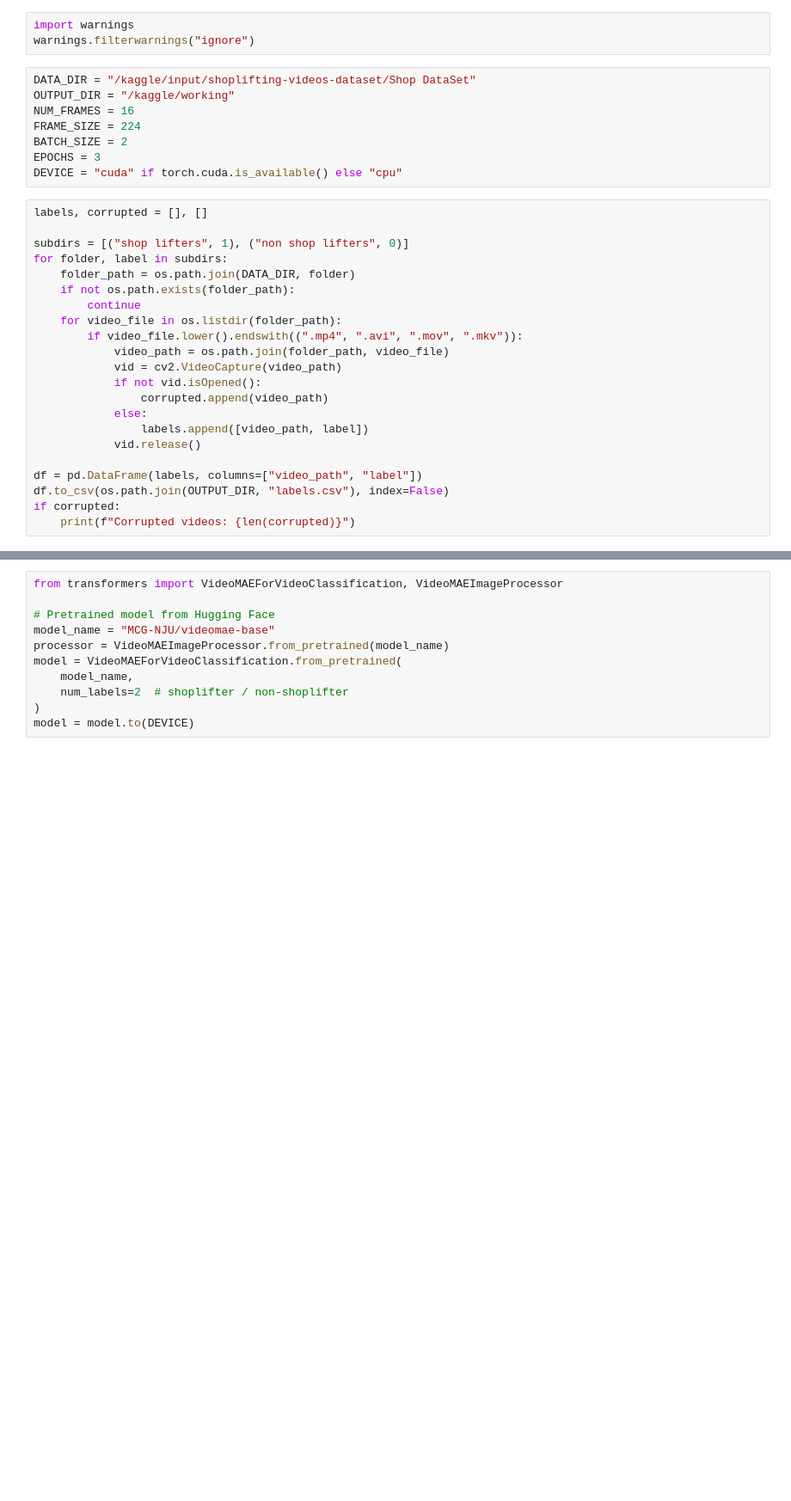
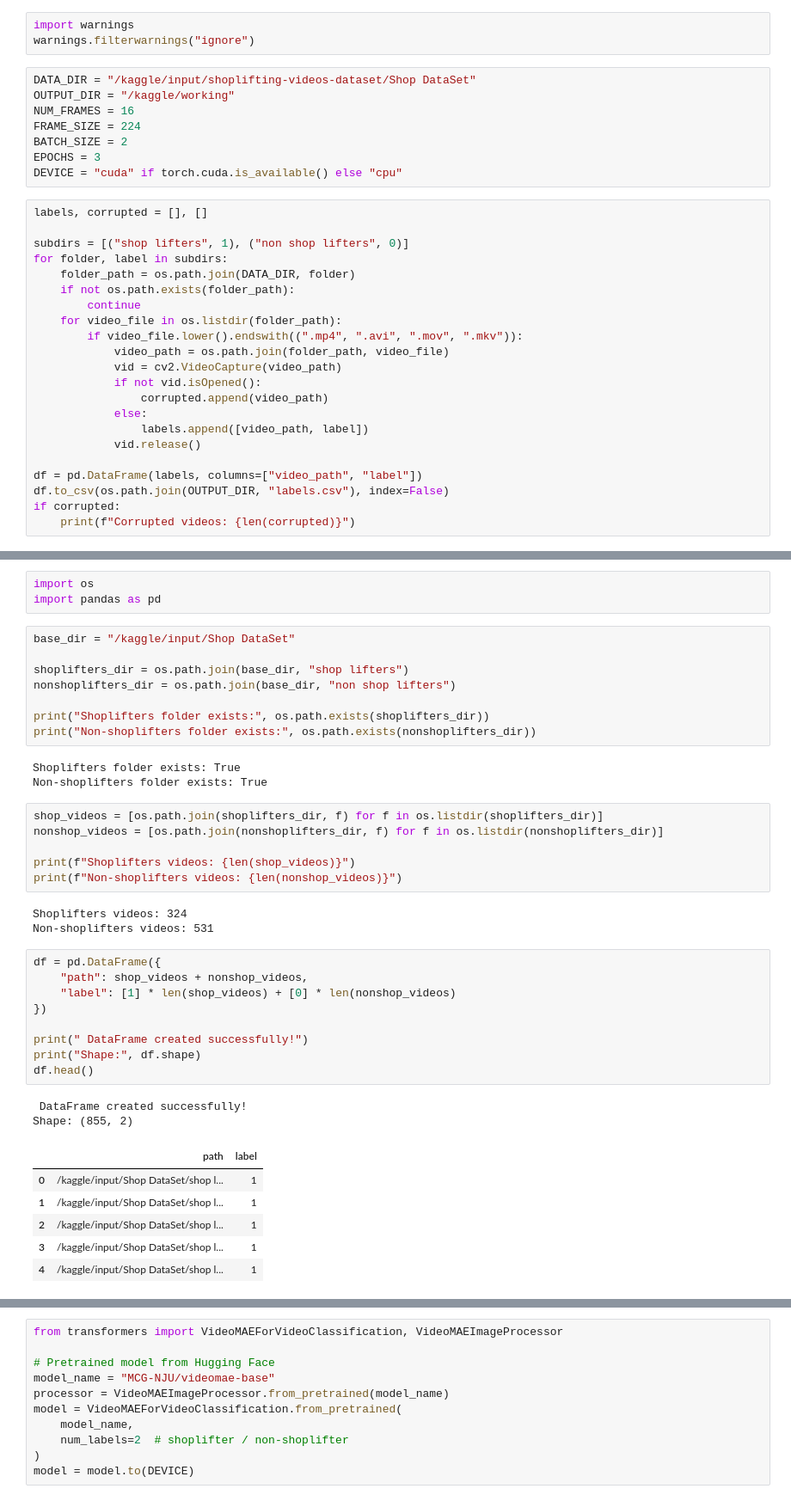
Before and after one commit to adwaiths05/Shoplifting-Detection-Using-Transformers, a Jupyter notebook: cv-group10.ipynb, the cells around one changed output, grey strips where cells are left out. Shown at 86% size. Saved outputs shown, nothing was run; the diff lists cells and outputs as text; blank space fills up the shorter version.

Commit message:
Kaggle Notebook | CV_GROUP10 | Final

```diff
--- a/cv-group10.ipynb
+++ b/cv-group10.ipynb
@@ -163,0 +168,41 @@ print(f"Balanced dataset size: {len(df_balanced)}")
+# %%
+import os
+import pandas as pd
+# %%
+base_dir = "/kaggle/input/Shop DataSet"
+
+shoplifters_dir = os.path.join(base_dir, "shop lifters")
+nonshoplifters_dir = os.path.join(base_dir, "non shop lifters")
+
+print("Shoplifters folder exists:", os.path.exists(shoplifters_dir))
+print("Non-shoplifters folder exists:", os.path.exists(nonshoplifters_dir))
+# %% [output]
+Shoplifters folder exists: True
+Non-shoplifters folder exists: True
+# %%
+shop_videos = [os.path.join(shoplifters_dir, f) for f in os.listdir(shoplifters_dir)]
+nonshop_videos = [os.path.join(nonshoplifters_dir, f) for f in os.listdir(nonshoplifters_dir)]
+
+print(f"Shoplifters videos: {len(shop_videos)}")
+print(f"Non-shoplifters videos: {len(nonshop_videos)}")
+# %% [output]
+Shoplifters videos: 324
+Non-shoplifters videos: 531
+# %%
+df = pd.DataFrame({
+    "path": shop_videos + nonshop_videos,
+    "label": [1] * len(shop_videos) + [0] * len(nonshop_videos)
+})
+
+print(" DataFrame created successfully!")
+print("Shape:", df.shape)
+df.head()
+# %% [output]
+ DataFrame created successfully!
+Shape: (855, 2)
+|  | path | label |
+| 0 | /kaggle/input/Shop DataSet/shop l... | 1 |
+| 1 | /kaggle/input/Shop DataSet/shop l... | 1 |
+| 2 | /kaggle/input/Shop DataSet/shop l... | 1 |
+| 3 | /kaggle/input/Shop DataSet/shop l... | 1 |
+| 4 | /kaggle/input/Shop DataSet/shop l... | 1 |
```
Also changed, not shown: parts of 34 cells of this notebook.
